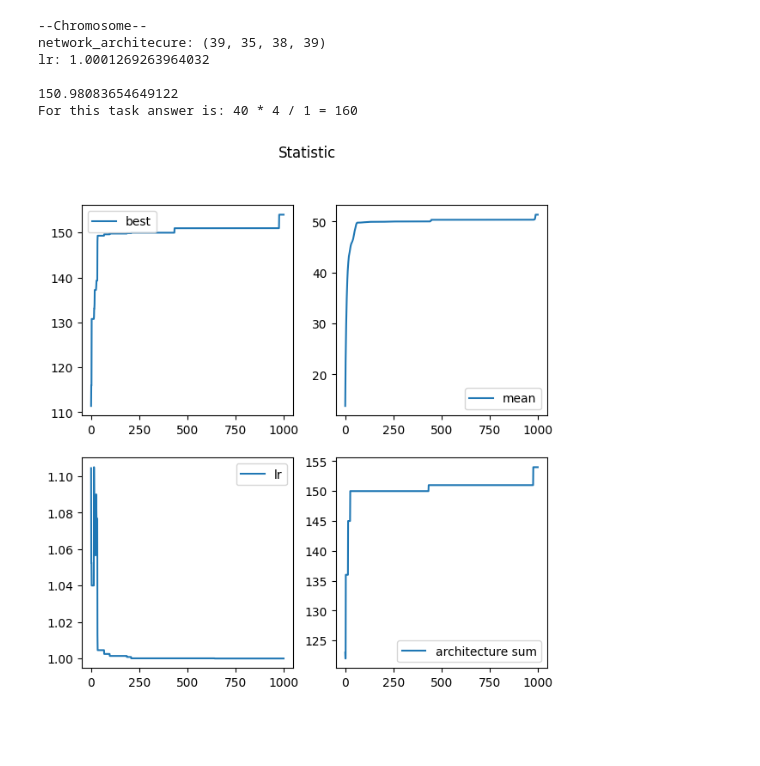
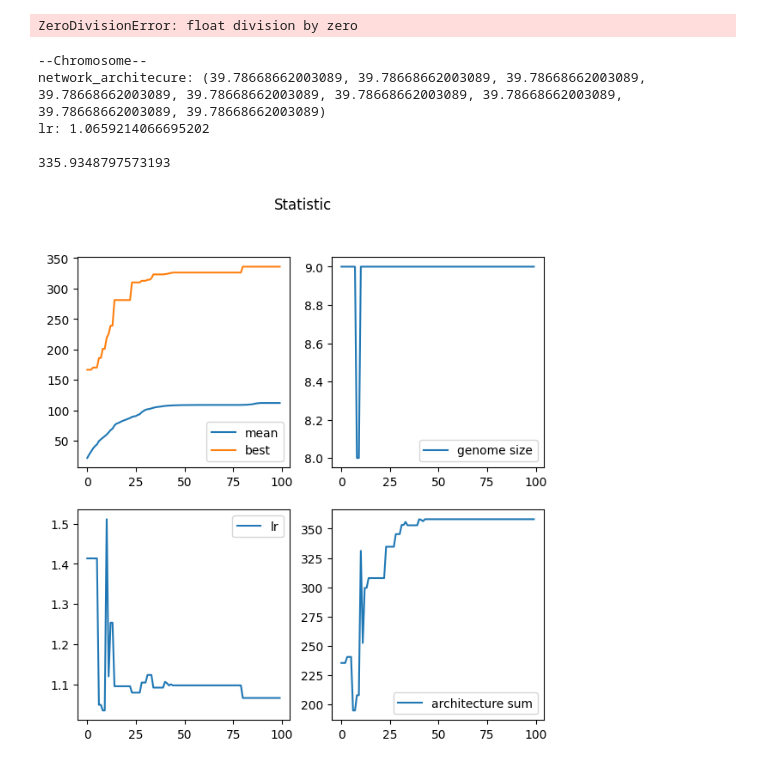
Before and after one commit to nabdullaev/HyperTune, a Jupyter notebook: example.ipynb, the cells around one changed output. Saved outputs shown, nothing was run; the diff lists cells and outputs as text; code cells hidden in the pictures; blank space fills up the shorter version.

```diff
--- a/example.ipynb
+++ b/example.ipynb
@@ -32,15 +36,15 @@ class MyChromosome(BaseChromosome):
 # %%
 # fit function, depends only on chromosome
 def evaluate(chromosome: MyChromosome):
-    return sum(chromosome.network_architecure) / chromosome.lr
+    return sum(chromosome.network_architecure) / ((chromosome.lr - 5) ** 2 + len(chromosome.network_architecure))
 # %%
 # object that produces new chromosomes, by specified parameters
 chromosome_factory = ChromosomeClassFactory(
-        network_architecure={'n': 4, 'range': list(range(5, 40))},
+        network_architecure={'n': list(range(2, 10)), 'range': (5, 40)},
         lr=(1, 10)
     )
 # %%
 # evolution hyperparameters initialisation
-POPULATION_SIZE = 1200
-ITERATIONS = 1000
+POPULATION_SIZE = 120
+ITERATIONS = 100
 best = [None, -float('inf')]
@@ -53,4 +51,11 @@ statistic_sum = []
 # %%
+# need for statistic collection
+statistic_best = []
+statistic_mean = []
+statistic_genome_size = []
+statistic_lr = []
+statistic_sum = []
+
 # Evolutionary algorithm
 
 # initial population initialisation
@@ -73,6 +78,7 @@ for _ in tqdm(range(ITERATIONS)):
     statistic_mean.append(sum(map(lambda x: x[1], population)) / POPULATION_SIZE)
     statistic_sum.append(sum(population[0][0].network_architecure))
     statistic_lr.append(population[0][0].lr)
+    statistic_genome_size.append(len(population[0][0].network_architecure))
 
     # checking for the best solution
     if population[0][1] > best[1]:
@@ -87,36 +93,37 @@ for _ in tqdm(range(ITERATIONS)):
             population.append([random.choice(population)[0].mutate(), None])
         else:
             population.append([chromosome_factory.generate(MyChromosome), None])
+# %% [output]
+ZeroDivisionError: float division by zero
 # %%
 print(best[0], f'{best[1]:_}', sep='\n')
-print('For this task answer is: 40 * 4 / 1 = 160')
 # %% [output]
 --Chromosome--
-network_architecure: (39, 35, 38, 39)
-lr: 1.0001269263964032
+network_architecure: (39.78668662003089, 39.78668662003089, 39.78668662003089, 39.78668662003089, 39.78668662003089, 39.78668662003089, 39.78668662003089, 39.78668662003089, 39.78668662003089)
+lr: 1.0659214066695202
 
-150.98083654649122
-For this task answer is: 40 * 4 / 1 = 160
+335.9348797573193
 # %%
 fig, ax = plt.subplots(nrows=2, ncols=2, figsize=(7, 7))
 fig.suptitle('Statistic')
 
 plt.subplot(2, 2, 1)
+plt.plot(statistic_mean, label='mean')
 plt.plot(statistic_best, label='best')
 plt.legend()
 
 plt.subplot(2, 2, 2)
-plt.plot(statistic_mean, label='mean')
+plt.plot(statistic_genome_size, label='genome size')
 plt.legend()
 
 plt.subplot(2, 2, 3)
 plt.plot(statistic_lr, label='lr')
 plt.legend()
 
 plt.subplot(2, 2, 4)
 plt.plot(statistic_sum, label='architecture sum')
 plt.legend()
 
 plt.show()
 # %% [output]
-[figure, old version]
+[figure, new version]
```
Also changed, not shown: parts of 2 cells of this notebook.
